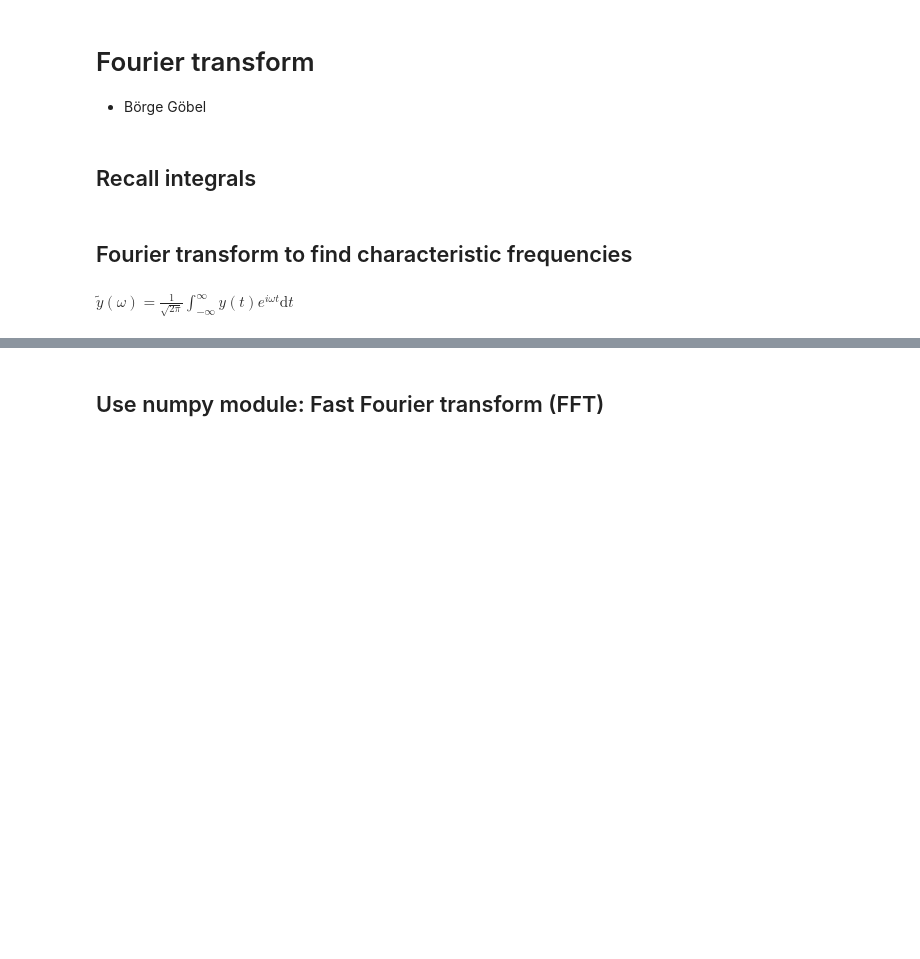
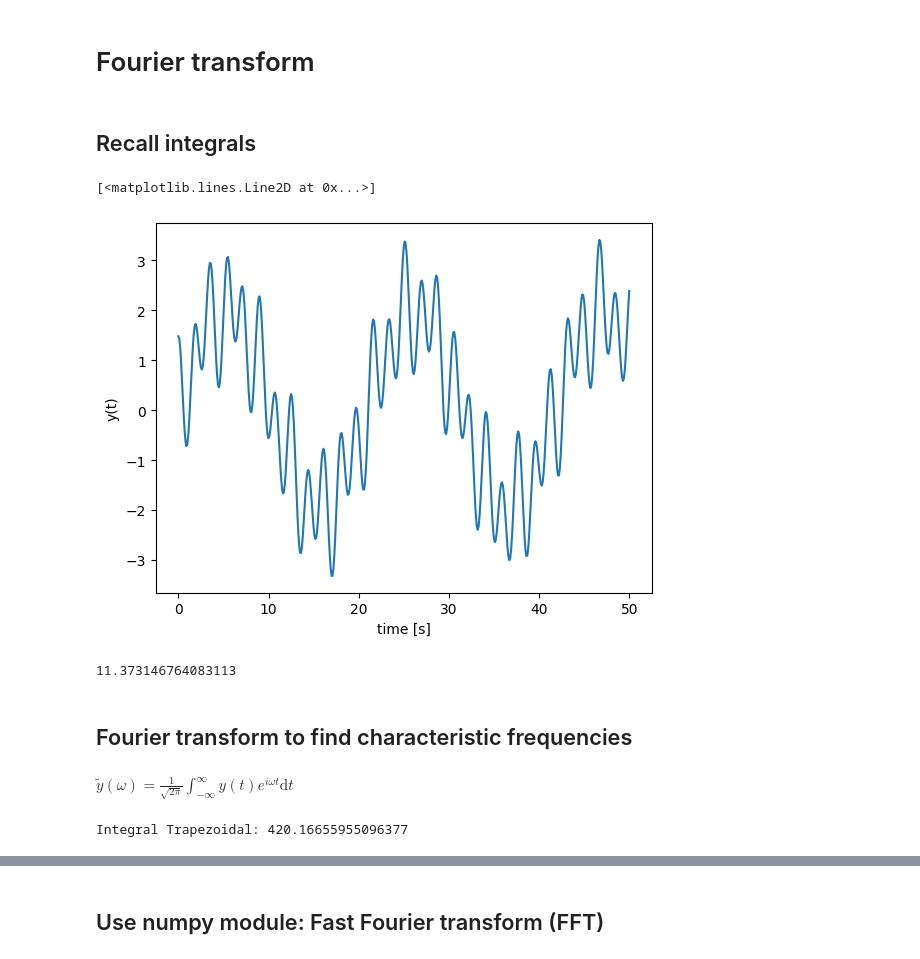
Before and after one commit to jpaguilarc99/PIML-EDP, a Jupyter notebook: computational_physics/Integrals/Fourier_Transform.ipynb, the cells around one changed output, grey strips where cells are left out. Cells and saved outputs as stored; diff of their text form; code cells hidden in the pictures; blank space fills up the shorter version.

```diff
--- a/computational_physics/Integrals/Fourier_Transform.ipynb
+++ b/computational_physics/Integrals/Fourier_Transform.ipynb
@@ -1,6 +1,5 @@
 # %% [markdown]
 # Fourier transform
-- Börge Göbel
 # %%
 import numpy as np
 import matplotlib.pyplot as plt
@@ -14,7 +13,34 @@ def integralTrapezoidal(data):
     return a
+# %%
+tList = np.linspace(0, 50, 501)
+
+freq1 = 2.0
+freq2 = 0.3
+freq3 = 3.5
+
+yList = 0.5*np.cos(tList*freq1+0.3) + 2.0*np.sin(tList*freq2) + 1.0*np.cos(tList*freq3)
+data = np.array([tList, yList])
+
+plt.xlabel('time [s]')
+plt.ylabel('y(t)')
+plt.plot(data[0], data[1])
+# %% [output]
+[<matplotlib.lines.Line2D at 0x...>]
+[figure, added]
+# %%
+integralTrapezoidal(data)
+# %% [output]
+11.373146764083113
 # %% [markdown]
 ## Fourier transform to find characteristic frequencies
 # %% [markdown]
-\\(
+$
 \tilde{y}(\omega) = \frac{1}{\sqrt{2\pi}} \int_{-\infty}^{\infty} y(t) e^{i\omega t}\mathrm{d}t
-\\)
+$
+# %%
+omega = 0.3
+
+integrand = np.array([tList, 1/np.sqrt(2*np.pi) * yList * np.exp(1j*omega*tList)])
+print(f"Integral Trapezoidal: {abs(integralTrapezoidal(integrand))**2}")
+# %% [output]
+Integral Trapezoidal: 420.16655955096377
```
Also changed, not shown: parts of 7 cells of this notebook, 1 other file.
